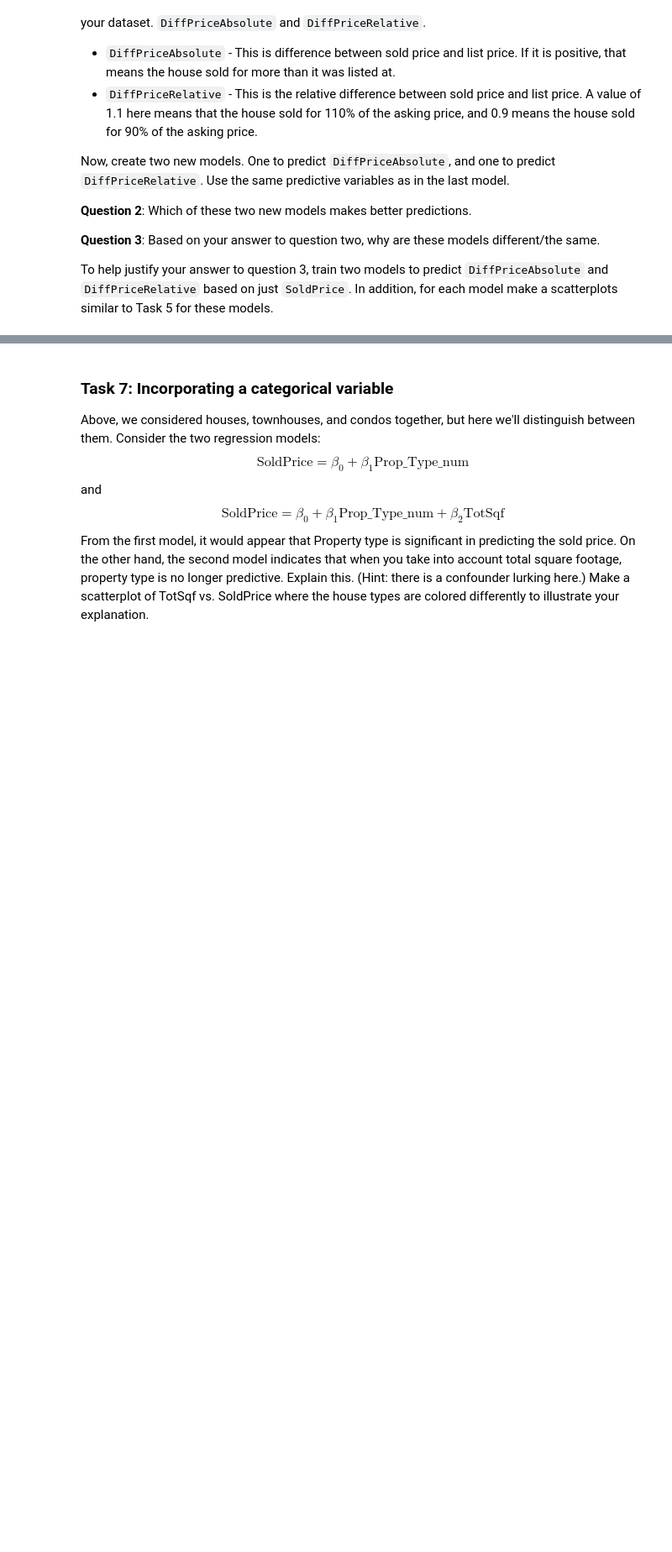
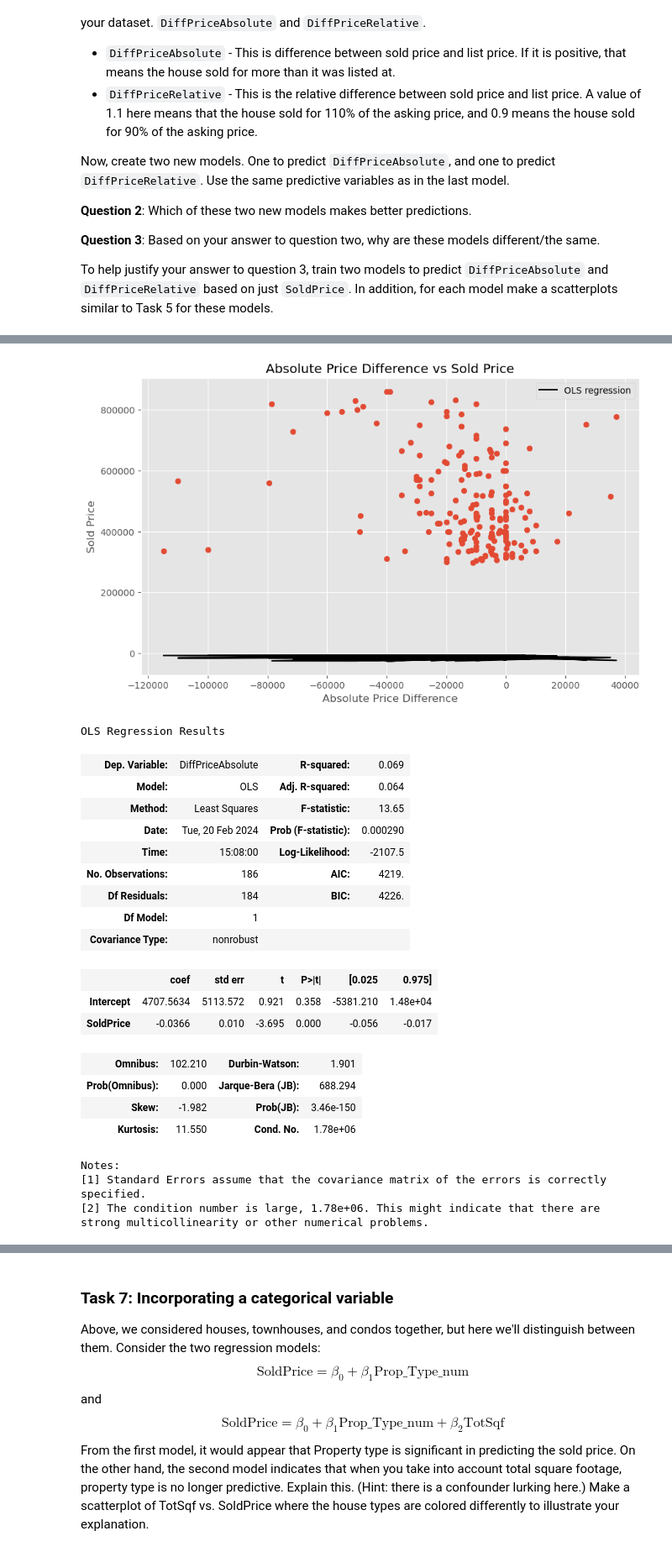
Before and after one commit to logancorrea/Intro-to-Data-Science, a Jupyter notebook: Homework/HW05/HW5.ipynb, the cells around one changed output, grey strips where cells are left out. Shown at 84% size. Drawn from its saved outputs; the diff is of its cells as text; code cells hidden in the pictures; blank space fills up the shorter version.

```diff
--- a/Homework/HW05/HW5.ipynb
+++ b/Homework/HW05/HW5.ipynb
@@ -330 +330,40 @@ Notes:
 strong multicollinearity problems or that the design matrix is singular.
+# %%
+# To help justify your answer to question 3, train two models to predict `DiffPriceAbsolute` and `DiffPriceRelative`
+# based on just `SoldPrice`. In addition, for each model make a scatterplots similar to Task 5 for these models.
+model_absolute_ols = sm.ols(formula="DiffPriceAbsolute ~  SoldPrice", data=house_clean).fit()
+model_absolute_ols.summary()
+
+# Plot the OLS regression line
+plt.scatter(house_clean['DiffPriceAbsolute'], house_clean['SoldPrice'])
+plt.plot(house_clean["DiffPriceAbsolute"], model_absolute_ols.predict(), color = "black", label = "OLS regression")
+plt.title('Absolute Price Difference vs Sold Price')
+plt.xlabel('Absolute Price Difference')
+plt.ylabel('Sold Price')
+plt.legend()
+plt.show()
+
+model_absolute_ols.summary()
+# %% [output]
+[figure, added]
+OLS Regression Results
+| Dep. Variable: | DiffPriceAbsolute | R-squared: | 0.069 |
+| Model: | OLS | Adj. R-squared: | 0.064 |
+| Method: | Least Squares | F-statistic: | 13.65 |
+| Date: | Tue, 20 Feb 2024 | Prob (F-statistic): | 0.000290 |
+| Time: | 15:08:00 | Log-Likelihood: | -2107.5 |
+| No. Observations: | 186 | AIC: | 4219. |
+| Df Residuals: | 184 | BIC: | 4226. |
+| Df Model: | 1 |  |  |
+| Covariance Type: | nonrobust |  |  |
+|  | coef | std err | t | P>|t| | [0.025 | 0.975] |
+| Intercept | 4707.5634 | 5113.572 | 0.921 | 0.358 | -5381.210 | 1.48e+04 |
+| SoldPrice | -0.0366 | 0.010 | -3.695 | 0.000 | -0.056 | -0.017 |
+| Omnibus: | 102.210 | Durbin-Watson: | 1.901 |
+| Prob(Omnibus): | 0.000 | Jarque-Bera (JB): | 688.294 |
+| Skew: | -1.982 | Prob(JB): | 3.46e-150 |
+| Kurtosis: | 11.550 | Cond. No. | 1.78e+06 |
+Notes:
+[1] Standard Errors assume that the covariance matrix of the errors is correctly specified.
+[2] The condition number is large, 1.78e+06. This might indicate that there are
+strong multicollinearity or other numerical problems.
```
Also changed, not shown: parts of 7 cells of this notebook.
